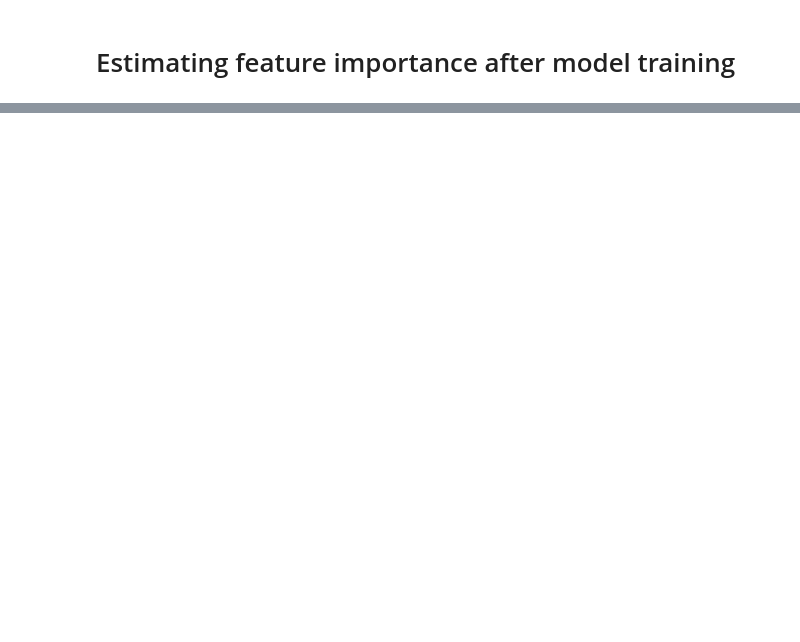
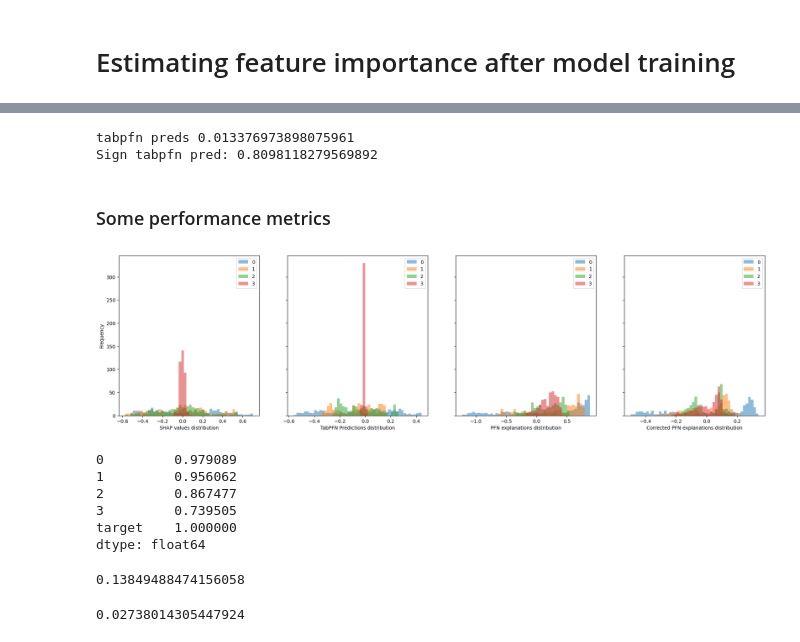
Before and after one commit to joaopfonseca/ExplainerPFN, a Jupyter notebook: notebooks/3-explainerpfn_tests.ipynb, the cells around one changed output, grey strips where cells are left out. Drawn from its saved outputs; the diff is of its cells as text; code cells hidden in the pictures; blank space fills up the shorter version.

```diff
--- a/notebooks/3-explainerpfn_tests.ipynb
+++ b/notebooks/3-explainerpfn_tests.ipynb
@@ -189,0 +157,79 @@ explanations_corrected = explanations * (lr.coef_ * np.sign(df.corr()["target"].
+# %%
+from tabpfn import TabPFNRegressor
+
+rng = np.random.default_rng(42)
+train_indices = rng.choice(X_train_shap.shape[0], size=5, replace=False)
+
+df_shap_train_sample = df_shap_train.iloc[train_indices]
+df_train_sample = df_train.iloc[train_indices]
+
+# model.fit(df_train_sample.values, df_shap_train_sample.iloc[:, 0])
+
+tabpfn_preds = np.zeros((df_test.shape[0], df_test.shape[1] - 1), dtype=float)
+for i in range(df_test.shape[1] - 1):
+    X_train = df_train_sample.copy().drop(columns=["target"])
+    X_train["target"] = df_shap_train_sample["target"].values
+    y_train = df_shap_train_sample.iloc[:, i]
+    X_test = df_test.copy().drop(columns=["target"])
+    X_test["target"] = df_shap_test["target"].values
+
+    model = TabPFNRegressor(n_estimators=1, random_state=42)
+    model.fit(X_train.values, y_train)
+
+    pred = model.predict(X_test.values)
+    tabpfn_preds[:, i] = pred
+
+print("tabpfn preds", mean_squared_error(df_shap_test.drop(columns=["target"]).values, tabpfn_preds))
+print("Sign tabpfn pred:", (np.sign(tabpfn_preds) == np.sign(df_shap_test.drop(columns=["target"]).values)).mean())
+# %% [output]
+tabpfn preds 0.013376973898075961
+Sign tabpfn pred: 0.8098118279569892
+# %% [markdown]
+### Some performance metrics
+# %%
+label_data = {
+    "SHAP values": df_shap.drop(columns="target"),
+    "TabPFN Predictions": pd.DataFrame(tabpfn_preds, columns=df_shap_test.columns[:-1]),
+    "PFN explanations": df_explanations.drop(columns="target"),
+    "Corrected PFN explanations": df_explanations_corrected.drop(columns="target"),
+}
+
+fig, axes = plt.subplots(
+    nrows=1, ncols=len(label_data), figsize=(6 * len(label_data), 6), sharey=True
+)
+for ax, (label, data) in zip(axes, label_data.items()):
+    data.plot.hist(
+        bins=50,
+        alpha=0.5,
+        ax=ax,
+    )
+    ax.set_xlabel(f"{label} distribution")
+# %% [output]
+[figure, added]
+# %%
+df_tabpfn_preds = pd.DataFrame(
+    tabpfn_preds.astype(float), columns=df_train.columns.drop("target")
+)
+df_tabpfn_preds["target"] = y_test
+pd.Series(
+    [
+        np.corrcoef(df_tabpfn_preds.loc[:, i], df_shap.loc[:, i])[0, 1]
+        for i in df_shap.columns
+    ],
+    index=df_shap.columns,
+)
+# %% [output]
+0         0.979089
+1         0.956062
+2         0.867477
+3         0.739505
+target    1.000000
+dtype: float64
+# %%
+mean_squared_error(df_shap.drop(columns=["target"]).values, explanations)
+# %% [output]
+0.13849488474156058
+# %%
+mean_squared_error(df_shap.drop(columns=["target"]).values, explanations_corrected)
+# %% [output]
+0.02738014305447924
```
Also changed, not shown: parts of 38 cells of this notebook, 6 other files.
